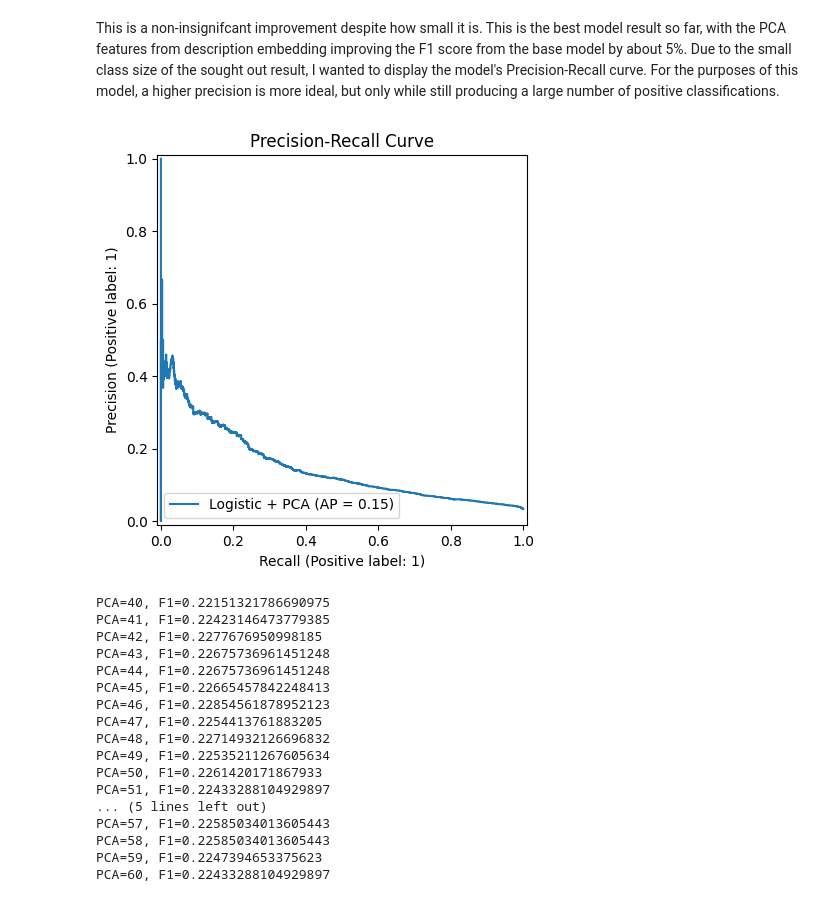
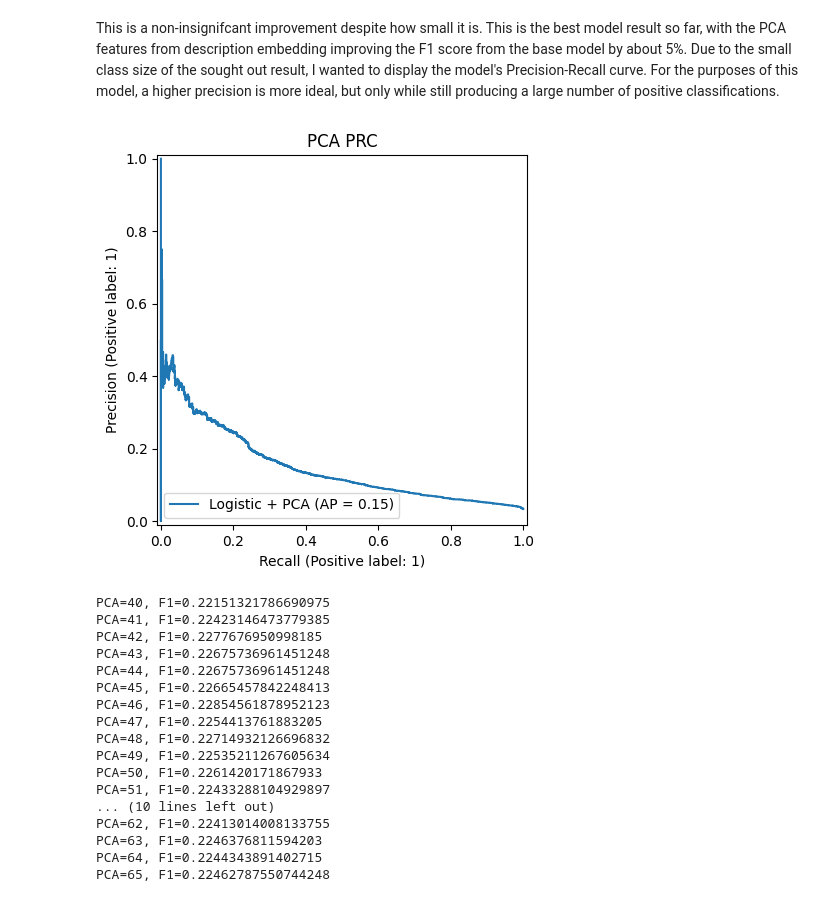
Before and after one commit to JayMCook/Video-Game-Sales-Analysis, a Jupyter notebook: notebooks/04-imitation-modeling.ipynb, the cells around one changed output. Saved outputs shown, nothing was run; the diff lists cells and outputs as text; code cells hidden in the pictures.

Commit message:
Addition of figures and New Developer Test

```diff
--- a/notebooks/04-imitation-modeling.ipynb
+++ b/notebooks/04-imitation-modeling.ipynb
@@ -406,22 +421,19 @@ weighted avg       0.95      0.95      0.95     34211
 # %% [markdown]
 This is a non-insignifcant improvement despite how small it is. This is the best model result so far, with the PCA features from description embedding improving the F1 score from the base model by about 5%. Due to the small class size of the sought out result, I wanted to display the model's Precision-Recall curve. For the purposes of this model, a higher precision is more ideal, but only while still producing a large number of positive classifications.
 # %%
-from sklearn.metrics import PrecisionRecallDisplay
-import matplotlib.pyplot as plt
-
 PrecisionRecallDisplay.from_estimator(
     model_pca,
     X_test_final,
     y_test,
     name="Logistic + PCA"
 )
 
-plt.title("Precision-Recall Curve")
+plt.title("PCA PRC")
 plt.show()
 # %% [output]
-[figure, old version]
+[figure, new version]
 # %%
-for n in [40, 41, 42, 43, 44, 45, 46, 47, 48, 49, 50, 51, 52, 53, 54, 55, 56, 57, 58, 59, 60]:
+for n in [40, 41, 42, 43, 44, 45, 46, 47, 48, 49, 50, 51, 52, 53, 54, 55, 56, 57, 58, 59, 60, 61, 62, 63, 64, 65]:
     pca = PCA(n_components=n)
 
     emb_train = pca.fit_transform(embedding_matrix[:split_index])
@@ -451,8 +463,8 @@ PCA=48, F1=0.22714932126696832
 PCA=49, F1=0.22535211267605634
 PCA=50, F1=0.2261420171867933
 PCA=51, F1=0.22433288104929897
-... (5 lines left out)
-PCA=57, F1=0.22585034013605443
-PCA=58, F1=0.22585034013605443
-PCA=59, F1=0.2247394653375623
-PCA=60, F1=0.22433288104929897
+... (10 lines left out)
+PCA=62, F1=0.22413014008133755
+PCA=63, F1=0.2246376811594203
+PCA=64, F1=0.2244343891402715
+PCA=65, F1=0.22462787550744248
```
Also changed, not shown: parts of 8 cells of this notebook, 1 other file.
